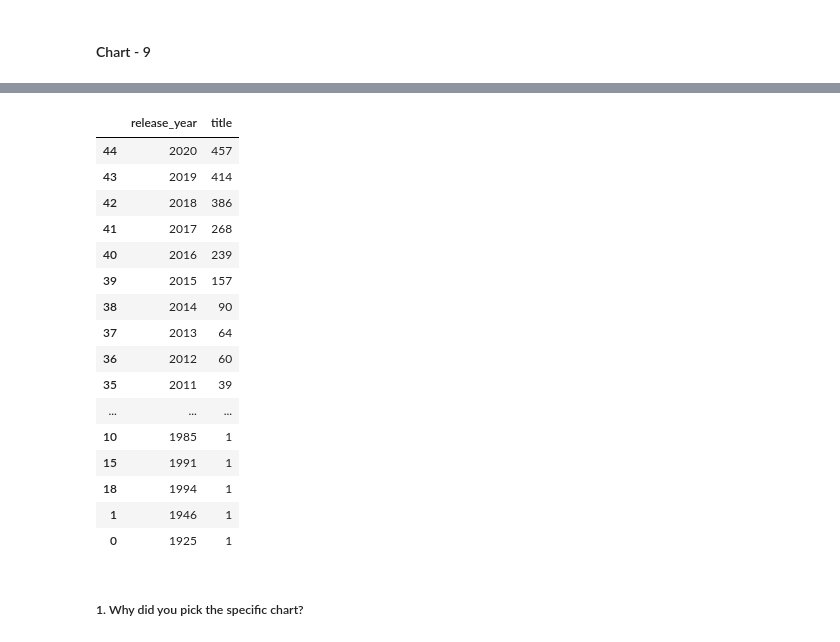
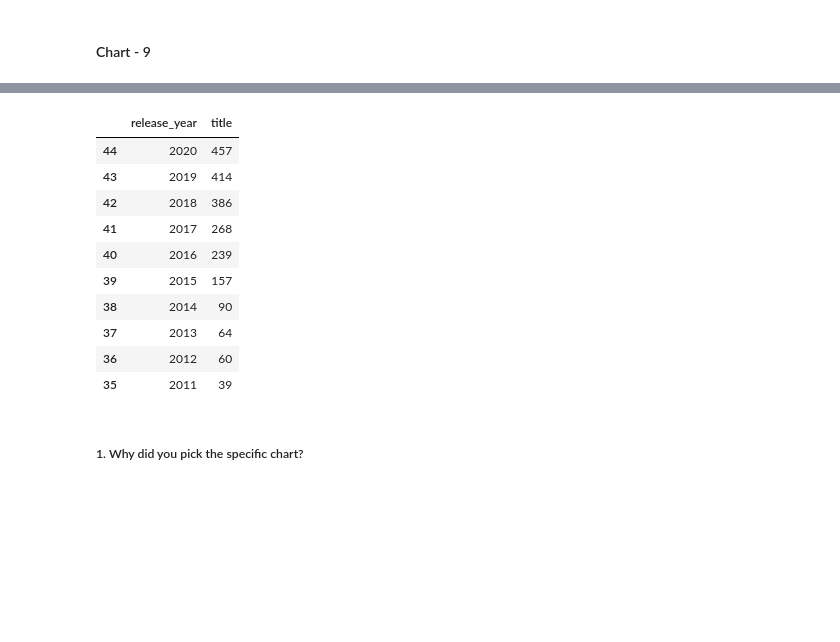
Before and after one commit to amol004/NETFLIX-MOVIES-AND-TV-SHOWS-CLUSTERING, a Jupyter notebook: NETFLIX_MOVIES_AND_TV_SHOWS_CLUSTERING.ipynb, the cells around one changed output, grey strips where cells are left out. Drawn from its saved outputs; the diff is of its cells as text; code cells hidden in the pictures; blank space fills up the shorter version.

```diff
--- a/NETFLIX_MOVIES_AND_TV_SHOWS_CLUSTERING.ipynb
+++ b/NETFLIX_MOVIES_AND_TV_SHOWS_CLUSTERING.ipynb
@@ -631,23 +613,17 @@ df_year_2
 # %%
-df_year_2.sort_values(by='title',ascending=False)
+df_year_2.sort_values(by='title',ascending=False).head(10)
 # %% [output]
 |  | release_year | title |
 | 44 | 2020 | 457 |
 | 43 | 2019 | 414 |
 | 42 | 2018 | 386 |
 | 41 | 2017 | 268 |
 | 40 | 2016 | 239 |
 | 39 | 2015 | 157 |
 | 38 | 2014 | 90 |
 | 37 | 2013 | 64 |
 | 36 | 2012 | 60 |
 | 35 | 2011 | 39 |
-| ... | ... | ... |
-| 10 | 1985 | 1 |
-| 15 | 1991 | 1 |
-| 18 | 1994 | 1 |
-| 1 | 1946 | 1 |
-| 0 | 1925 | 1 |
 # %% [markdown]
 ##### 1. Why did you pick the specific chart?
 # %% [markdown]
```
Also changed, not shown: parts of 14 cells of this notebook.
